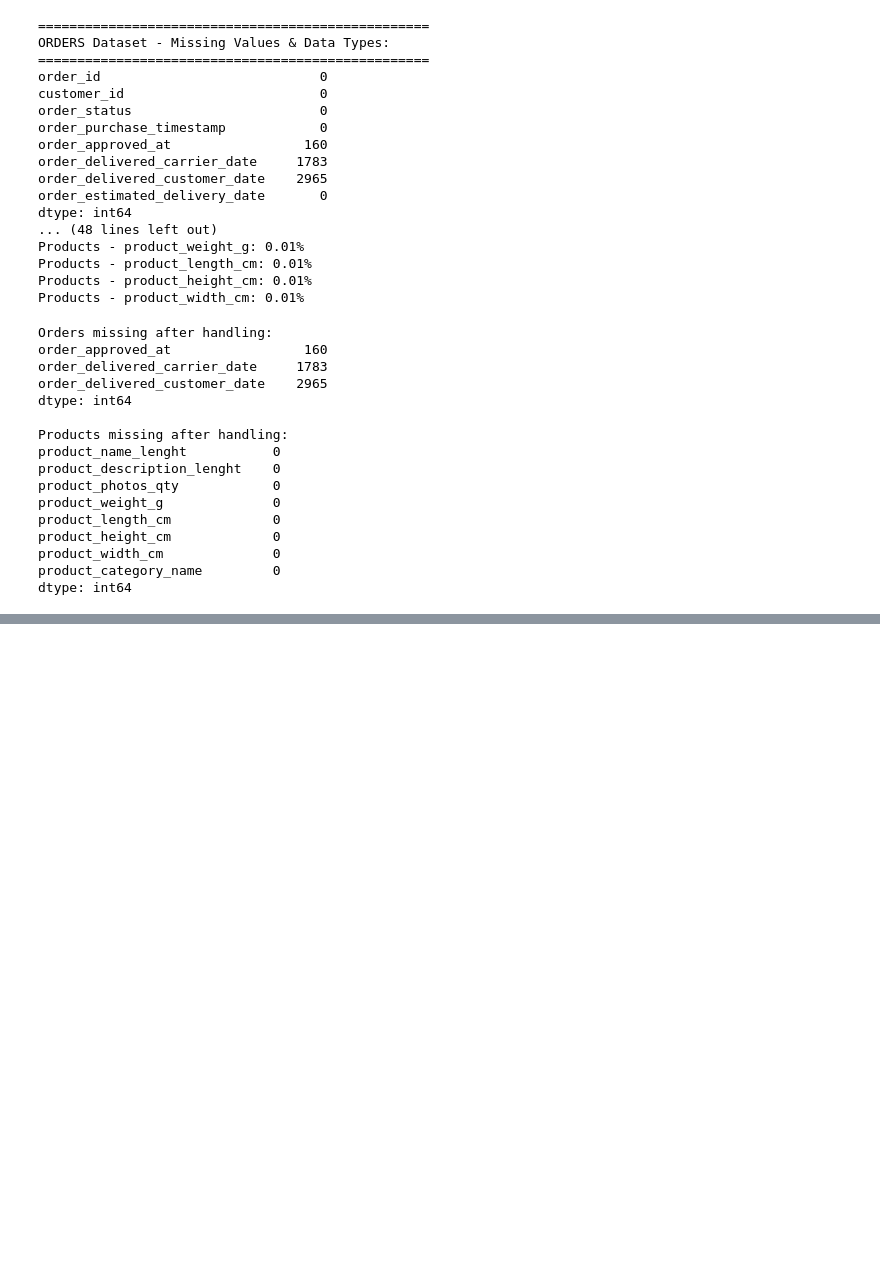
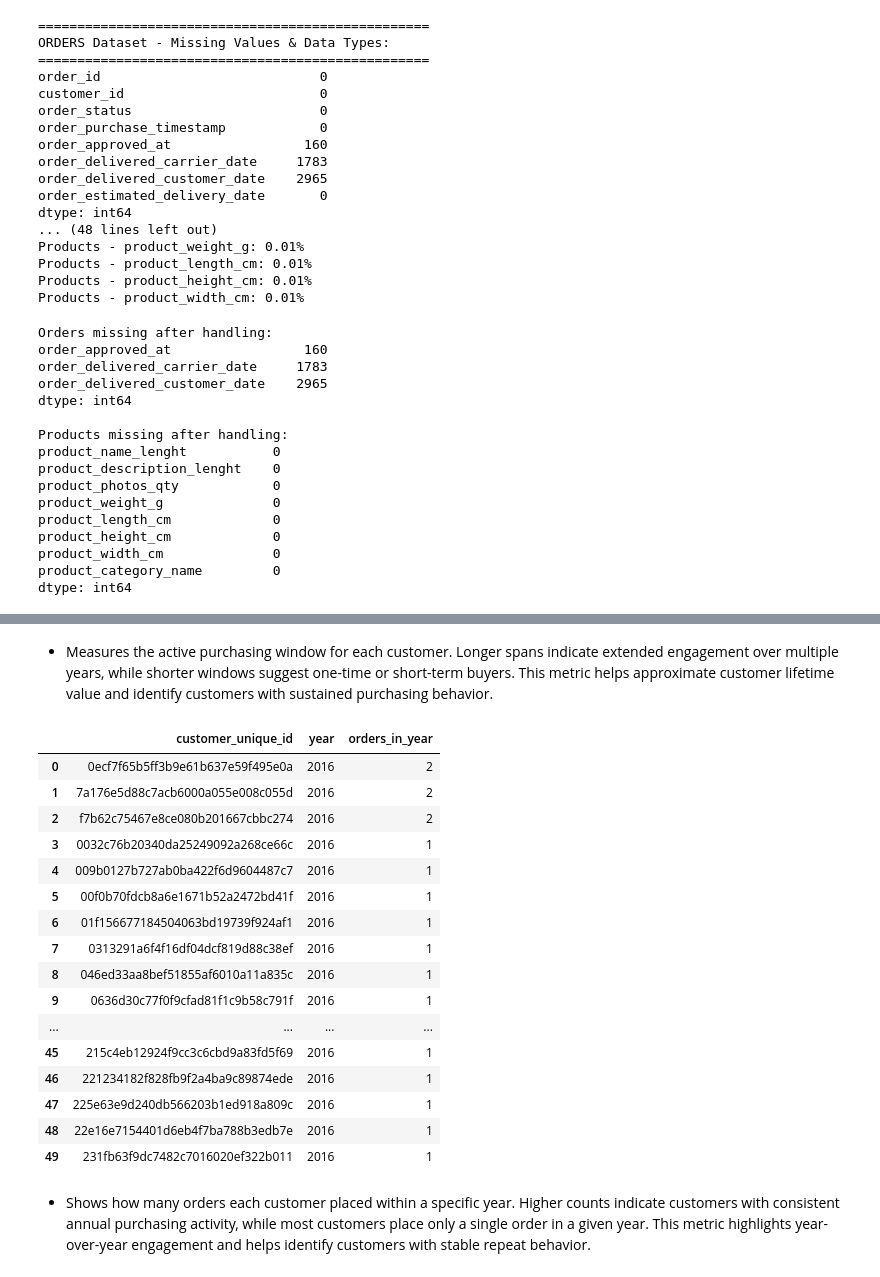
Before and after one commit to DonnahM/E-commerce_performance_insights, a Jupyter notebook: Customer_behavior_trends.ipynb, the cells around one changed output, grey strips where cells are left out. Saved outputs shown, nothing was run; the diff lists cells and outputs as text; code cells hidden in the pictures; blank space fills up the shorter version.

```diff
--- a/Customer_behavior_trends.ipynb
+++ b/Customer_behavior_trends.ipynb
@@ -296,0 +700,37 @@ Duplicates in Category Translation: 0
+# %% [markdown]
+- Measures the active purchasing window for each customer. Longer spans indicate extended engagement over multiple years, while shorter windows suggest one-time or short-term buyers. This metric helps approximate customer lifetime value and identify customers with sustained purchasing behavior.
+# %%
+
+# Orders per customer by year, for a simple cohort view
+pd.read_sql("""
+SELECT
+    c.customer_unique_id,
+    strftime('%Y', o.order_purchase_timestamp) AS year,
+    COUNT(*) AS orders_in_year
+FROM orders o
+JOIN customers c
+      ON o.customer_id = c.customer_id
+GROUP BY c.customer_unique_id, year
+ORDER BY year, orders_in_year DESC
+LIMIT 50;
+""", conn)
+# %% [output]
+|  | customer_unique_id | year | orders_in_year |
+| 0 | 0ecf7f65b5ff3b9e61b637e59f495e0a | 2016 | 2 |
+| 1 | 7a176e5d88c7acb6000a055e008c055d | 2016 | 2 |
+| 2 | f7b62c75467e8ce080b201667cbbc274 | 2016 | 2 |
+| 3 | 0032c76b20340da25249092a268ce66c | 2016 | 1 |
+| 4 | 009b0127b727ab0ba422f6d9604487c7 | 2016 | 1 |
+| 5 | 00f0b70fdcb8a6e1671b52a2472bd41f | 2016 | 1 |
+| 6 | 01f156677184504063bd19739f924af1 | 2016 | 1 |
+| 7 | 0313291a6f4f16df04dcf819d88c38ef | 2016 | 1 |
+| 8 | 046ed33aa8bef51855af6010a11a835c | 2016 | 1 |
+| 9 | 0636d30c77f0f9cfad81f1c9b58c791f | 2016 | 1 |
+| ... | ... | ... | ... |
+| 45 | 215c4eb12924f9cc3c6cbd9a83fd5f69 | 2016 | 1 |
+| 46 | 221234182f828fb9f2a4ba9c89874ede | 2016 | 1 |
+| 47 | 225e63e9d240db566203b1ed918a809c | 2016 | 1 |
+| 48 | 22e16e7154401d6eb4f7ba788b3edb7e | 2016 | 1 |
+| 49 | 231fb63f9dc7482c7016020ef322b011 | 2016 | 1 |
+# %% [markdown]
+- Shows how many orders each customer placed within a specific year. Higher counts indicate customers with consistent annual purchasing activity, while most customers place only a single order in a given year. This metric highlights year-over-year engagement and helps identify customers with stable repeat behavior.
```
Also changed, not shown: parts of 30 cells of this notebook.
